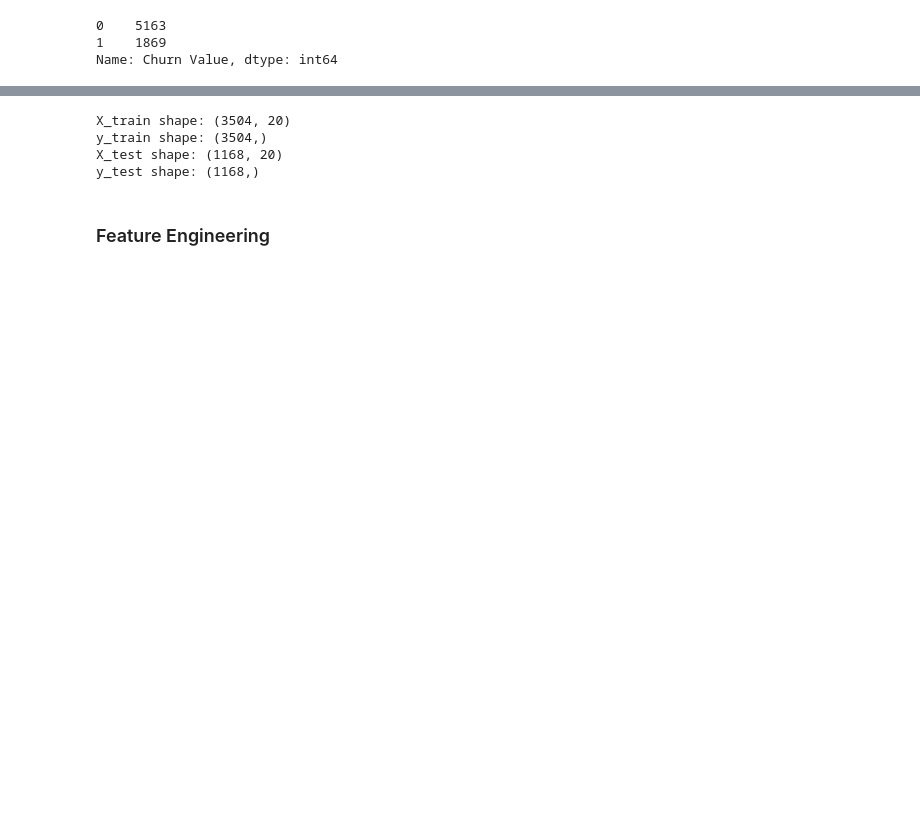
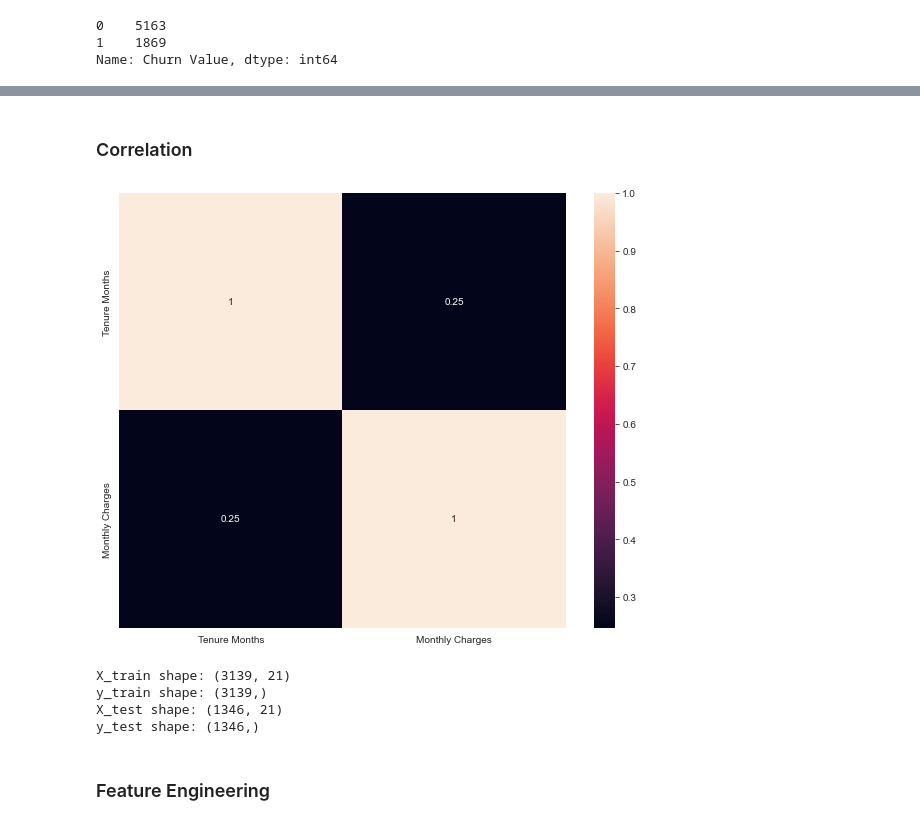
Before and after one commit to aditya2695/Customer-Churn-Prediction, a Jupyter notebook: churn_model_RF.ipynb, the cells around one changed output, grey strips where cells are left out. Cells and saved outputs as stored; diff of their text form; code cells hidden in the pictures; blank space fills up the shorter version.

```diff
--- a/churn_model_RF.ipynb
+++ b/churn_model_RF.ipynb
@@ -213,9 +213,24 @@ df_new.head()
+# %% [markdown]
+### Correlation
+# %%
+def plot_corr(df):
+    plt.figure(figsize=(10, 8))
+
+    # Set the color palette
+    sns.set_palette(sns.color_palette("RdBu", n_colors=7))
+
+    sns.heatmap(df.corr(),annot=True)
+    plt.show()
+
+plot_corr(df_new)
+# %% [output]
+[figure, added]
 # %%
 def undersample(df):
 
     positive_df = df[df['Churn Value']=='1']
     negative_df = df[df['Churn Value']!='1']
-    negative_df=negative_df.sample(n=int((positive_df.shape[0])*1.5))
+    negative_df=negative_df.sample(n=int((positive_df.shape[0])*1.4))
 
     df_new=pd.concat([positive_df,negative_df],axis=0)
 
@@ -225,7 +240,7 @@ def undersample(df):
     X=df_new[features]
     y=df_new['Churn Value']
 
-    X_train, X_test, y_train, y_test = train_test_split(X, y, test_size=0.25, random_state=42,stratify=y)
+    X_train, X_test, y_train, y_test = train_test_split(X, y, test_size=0.3, random_state=42,stratify=y)
 
     return X_train, X_test, y_train, y_test
 
@@ -237,9 +252,9 @@ print('y_train shape:',y_train.shape)
 print('X_test shape:',X_test.shape)
 print('y_test shape:',y_test.shape)
 # %% [output]
-X_train shape: (3504, 20)
-y_train shape: (3504,)
-X_test shape: (1168, 20)
-y_test shape: (1168,)
+X_train shape: (3139, 21)
+y_train shape: (3139,)
+X_test shape: (1346, 21)
+y_test shape: (1346,)
 # %% [markdown]
 ###  Feature Engineering
```
Also changed, not shown: parts of 29 cells of this notebook, 4 other files.
